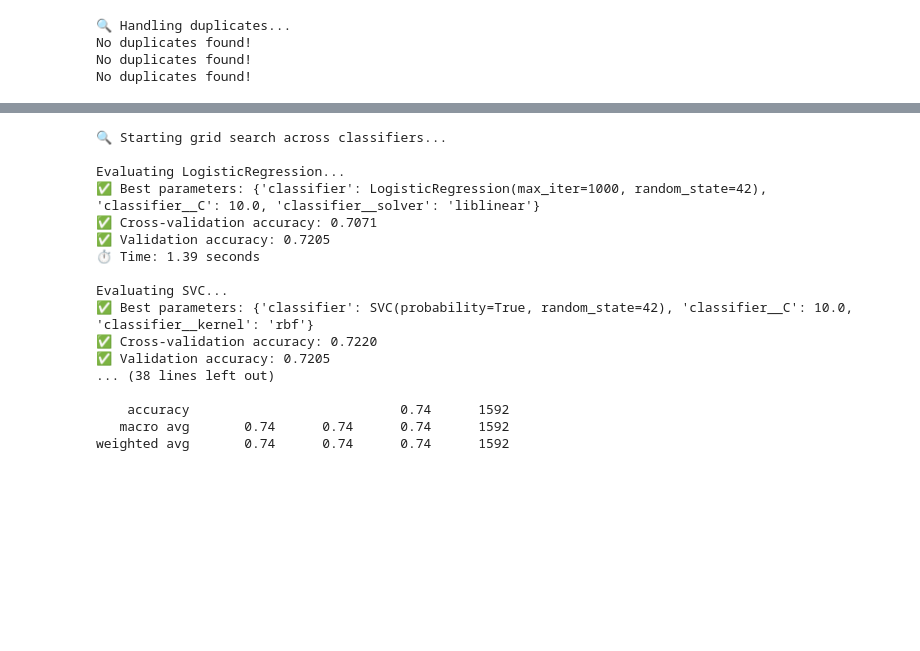
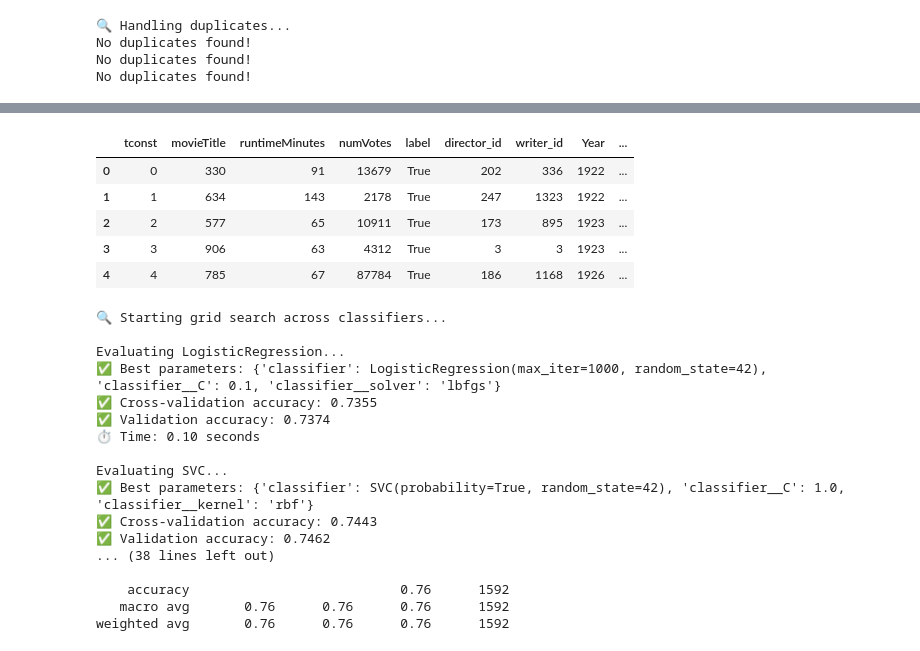
Before and after one commit to Teun1407/BigData-Group10, a Jupyter notebook: pipeline-title-features.ipynb, the cells around one changed output, grey strips where cells are left out. Cells and saved outputs as stored; diff of their text form; code cells hidden in the pictures; blank space fills up the shorter version.

```diff
--- a/pipeline-title-features.ipynb
+++ b/pipeline-title-features.ipynb
@@ -429,3 +455,15 @@ weighted avg       0.72      0.71      0.71      1592
+# %%
+# Load preprocessed training dataset
+df_train = pd.read_csv("cleaned/final_training_data_titlefeatures.csv")
+
+df_train.head()
+# %% [output]
+|  | tconst | movieTitle | runtimeMinutes | numVotes | label | director_id | writer_id | Year | ... |
+| 0 | 0 | 330 | 91 | 13679 | True | 202 | 336 | 1922 | ... |
+| 1 | 1 | 634 | 143 | 2178 | True | 247 | 1323 | 1922 | ... |
+| 2 | 2 | 577 | 65 | 10911 | True | 173 | 895 | 1923 | ... |
+| 3 | 3 | 906 | 63 | 4312 | True | 3 | 3 | 1923 | ... |
+| 4 | 4 | 785 | 67 | 87784 | True | 186 | 1168 | 1926 | ... |
 # %%
 # Load preprocessed training dataset
 df_train = pd.read_csv("cleaned/final_training_data_titlefeatures.csv")
@@ -435,22 +473,19 @@ for col in ["director_id", "writer_id"]:
     freq_encoding = df_train[col].value_counts(normalize=True)
     df_train[col] = df_train[col].map(freq_encoding)
 
-# Define Features & Target
-features = ["Year", "runtimeMinutes", "numVotes", "director_id", "writer_id", "word_count",
-           "title_uniqueness", "title_word_length_std", "sentiment_score"]
-X = df_train[features]
+X = df_train.drop(columns = ["label"])
 y = df_train["label"]  # Only train data has labels
 
 # Split training data into train (80%) and validation (20%)
 X_train, X_val, y_train, y_val = train_test_split(X, y, test_size=0.2, random_state=42)
 
-# Preprocessing Pipeline
-numeric_features = ["Year", "runtimeMinutes", "numVotes", "word_count",
-                   "title_uniqueness", "title_word_length_std", "sentiment_score"]
+# Preprocessing Pipeline for all the numerical features
+numeric_features = ["Year", "runtimeMinutes", "numVotes", "word_count", "title_uniqueness", "title_word_length_std", "sentiment_score", "director_id", "writer_id", "movieTitle", "tconst"]
+# numeric_features = ["numVotes", "runtimeMinutes", "numVotes", "word_count"]
 
 preprocessor = ColumnTransformer(
     transformers=[
-        ("num", StandardScaler(), numeric_features),
+        ("num", StandardScaler(), numeric_features ),
     ]
 )
 
@@ -541,6 +576,7 @@ for name, result in sorted(results.items(), key=lambda x: x[1]["val_accuracy"],
 best_classifier = max(results.items(), key=lambda x: x[1]["val_accuracy"])
 best_name = best_classifier[0]
 best_result = best_classifier[1]
+best_model = best_result["best_model"]
 
 print(f"\n🏆 Best classifier: {best_name}")
 print(f"✅ Validation accuracy: {best_result['val_accuracy']:.4f}")
@@ -553,18 +589,18 @@ print(classification_report(y_val, y_val_pred))
 🔍 Starting grid search across classifiers...
 
 Evaluating LogisticRegression...
-✅ Best parameters: {'classifier': LogisticRegression(max_iter=1000, random_state=42), 'classifier__C': 10.0, 'classifier__solver': 'liblinear'}
-✅ Cross-validation accuracy: 0.7071
-✅ Validation accuracy: 0.7205
-⏱️ Time: 1.39 seconds
+✅ Best parameters: {'classifier': LogisticRegression(max_iter=1000, random_state=42), 'classifier__C': 0.1, 'classifier__solver': 'lbfgs'}
+✅ Cross-validation accuracy: 0.7355
+✅ Validation accuracy: 0.7374
+⏱️ Time: 0.10 seconds
 
 Evaluating SVC...
-✅ Best parameters: {'classifier': SVC(probability=True, random_state=42), 'classifier__C': 10.0, 'classifier__kernel': 'rbf'}
-✅ Cross-validation accuracy: 0.7220
-✅ Validation accuracy: 0.7205
+✅ Best parameters: {'classifier': SVC(probability=True, random_state=42), 'classifier__C': 1.0, 'classifier__kernel': 'rbf'}
+✅ Cross-validation accuracy: 0.7443
+✅ Validation accuracy: 0.7462
 ... (38 lines left out)
 
-    accuracy                           0.74      1592
-   macro avg       0.74      0.74      0.74      1592
-weighted avg       0.74      0.74      0.74      1592
+    accuracy                           0.76      1592
+   macro avg       0.76      0.76      0.76      1592
+weighted avg       0.76      0.76      0.76      1592
 # %%
```
Also changed, not shown: parts of 9 cells of this notebook, 5 other files.
